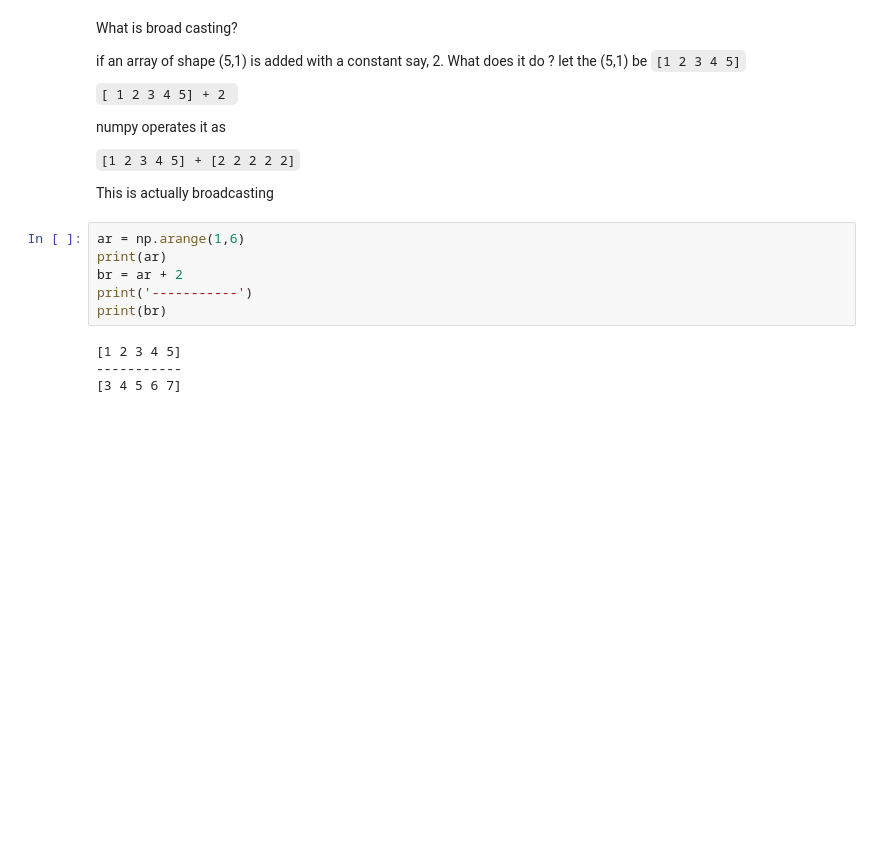
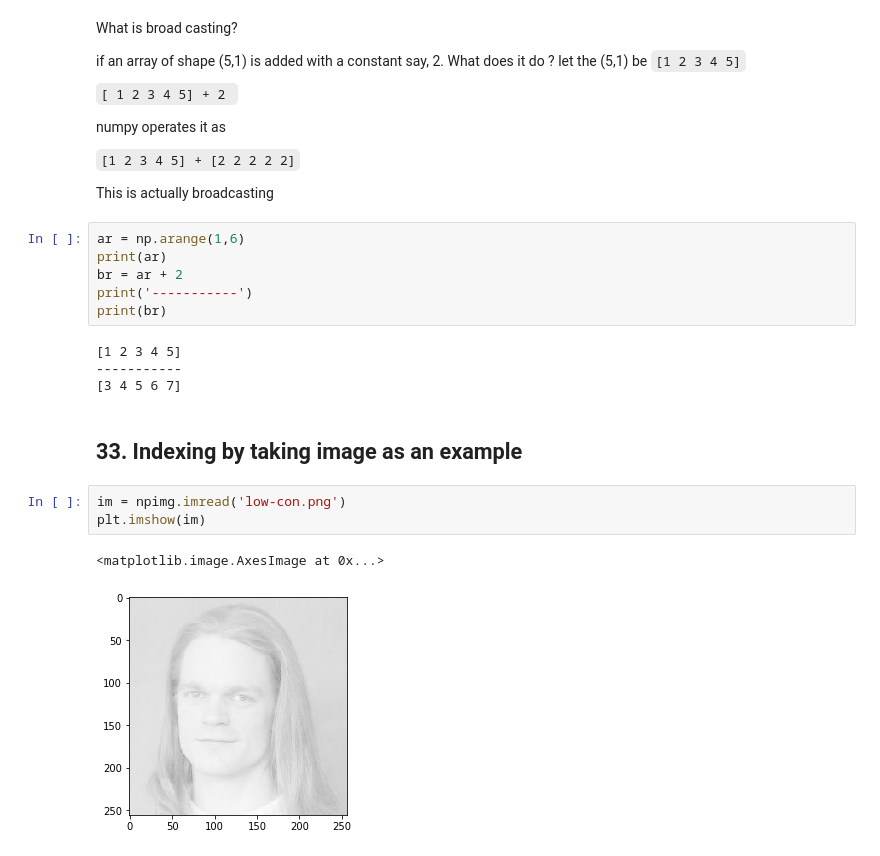
Before and after one commit to saiyerniakhil/numpy-100, a Jupyter notebook: numpy exercises.ipynb, the cells around one changed output. Cells and saved outputs as stored; diff of their text form; blank space fills up the shorter version.

```diff
--- a/numpy exercises.ipynb
+++ b/numpy exercises.ipynb
@@ -386,3 +405,11 @@ print(br)
 [1 2 3 4 5]
 -----------
 [3 4 5 6 7]
+# %% [markdown]
+## 33. Indexing by taking image as an example
+# %%
+im = npimg.imread('low-con.png')
+plt.imshow(im)
+# %% [output]
+<matplotlib.image.AxesImage at 0x...>
+[figure, added]
```
Also changed, not shown: parts of 7 cells of this notebook.
